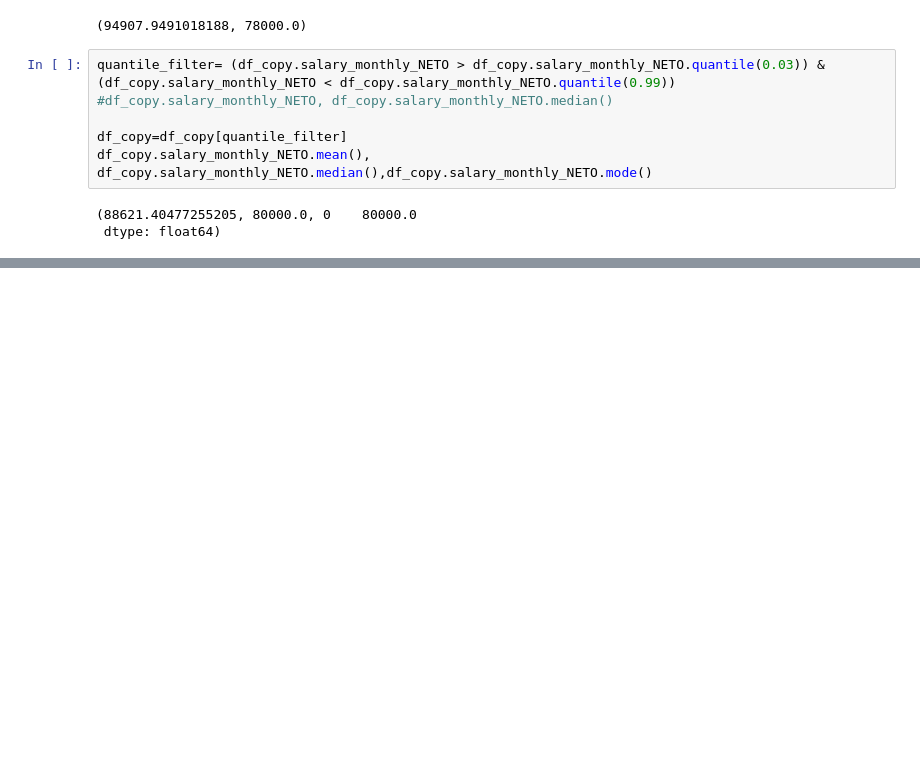
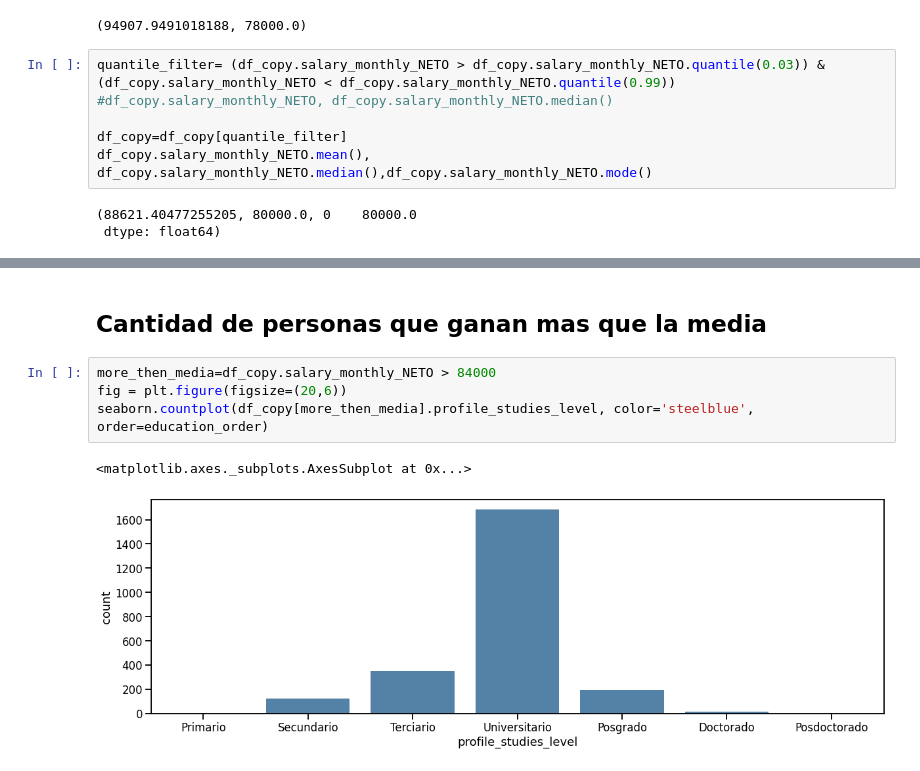
Before and after one commit to Natali-PP/diplodatos2021, a Jupyter notebook: AnalisiYVisualizacion/02_Estadistica_descriptiva.ipynb, the cells around one changed output, grey strips where cells are left out. Cells and saved outputs as stored; diff of their text form; blank space fills up the shorter version.

```diff
--- a/AnalisiYVisualizacion/02_Estadistica_descriptiva.ipynb
+++ b/AnalisiYVisualizacion/02_Estadistica_descriptiva.ipynb
@@ -419,0 +431,9 @@ seaborn.countplot(df_copy.profile_studies_level, color='steelblue', order=educat
+# %% [markdown]
+## Cantidad de personas que ganan mas que la media
+# %%
+more_then_media=df_copy.salary_monthly_NETO > 84000
+fig = plt.figure(figsize=(20,6))
+seaborn.countplot(df_copy[more_then_media].profile_studies_level, color='steelblue', order=education_order)
+# %% [output]
+<matplotlib.axes._subplots.AxesSubplot at 0x...>
+[figure, added]
```
Also changed, not shown: parts of 4 cells of this notebook.
